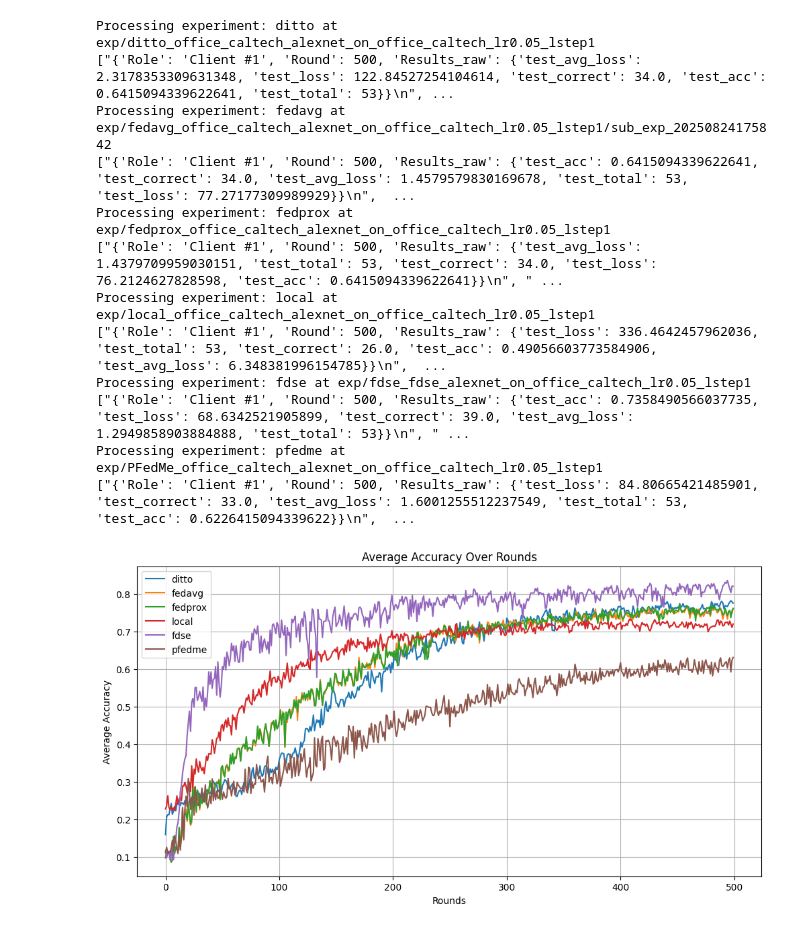
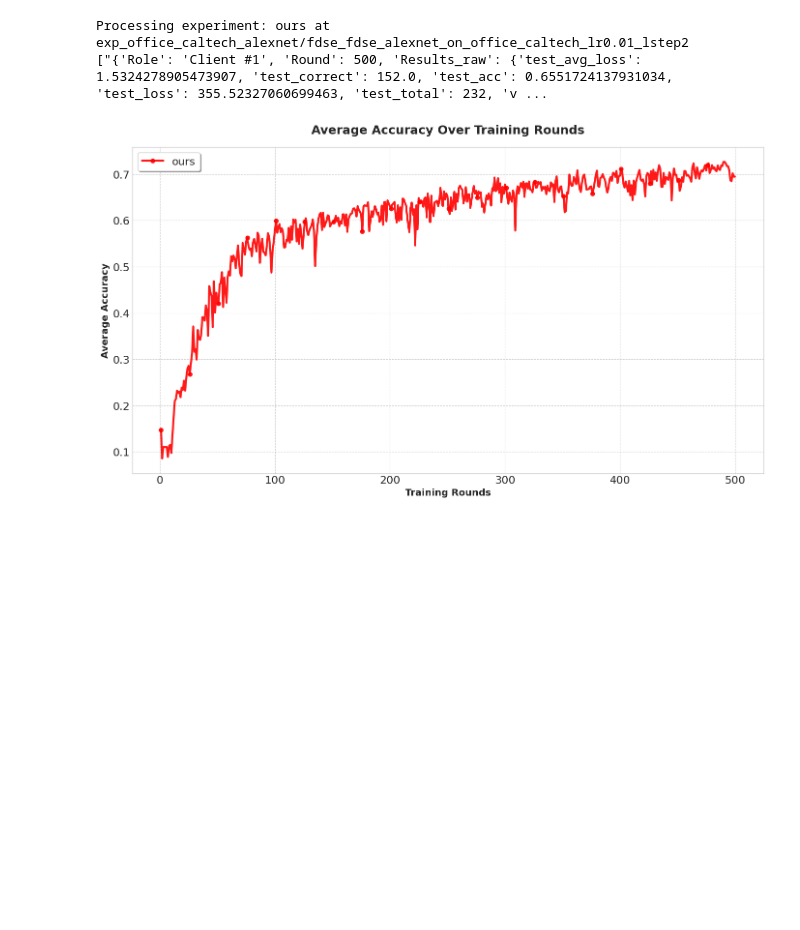
Before and after one commit to lzy756/FederatedScope, a Jupyter notebook: exp_analyze.ipynb, the cells around one changed output. Saved outputs shown, nothing was run; the diff lists cells and outputs as text; code cells hidden in the pictures; blank space fills up the shorter version.

```diff
--- a/exp_analyze.ipynb
+++ b/exp_analyze.ipynb
@@ -1,6 +1,6 @@
 # %%
 import json
-def get_acc_list(file_path: str, users: int) -> list:
+def get_acc_list(file_path: str, users: int, metric="test_acc") -> list:
     acc_list = []
     with open(file_path, 'r') as file:
         lines = file.readlines()
@@ -12,13 +12,13 @@ def get_acc_list(file_path: str, users: int) -> list:
         # 使用 json.loads() 解析每一行
         try:
             acc_data = json.loads(line.strip())
-            acc_list.append(acc_data['Results_raw']['test_acc'])
+            acc_list.append(acc_data['Results_raw'][metric])
         except json.JSONDecodeError:
             print(f"Error decoding JSON from line: {line.strip()}")
     acc_list = [round(float(acc), 4) for acc in acc_list]
     return acc_list
 # %%
-def get_avg_acc_list(file_path: str, rounds) -> float:
+def get_avg_acc_list(file_path: str, rounds: int, metric="test_acc") -> float:
     avg_acc_list = []
     with open(file_path, 'r') as file:
         lines = file.readlines()
@@ -28,7 +28,7 @@ def get_avg_acc_list(file_path: str, rounds) -> float:
         # 使用 json.loads() 解析每一行
         try:
             acc_data = json.loads(line.strip())
-            avg_acc_list.append(acc_data['Results_weighted_avg']['test_acc'])
+            avg_acc_list.append(acc_data['Results_weighted_avg'][metric])
         except json.JSONDecodeError:
             print(f"Error decoding JSON from line: {line.strip()}")
     avg_acc_list = [round(float(acc), 4) for acc in avg_acc_list]
@@ -91,35 +192,25 @@ def plot_user_accuracy(exp_datas: dict):
 # %%
 USERS = 10
 ROUNDS = 500
 exp_paths = {
-    "ditto": "exp/ditto_office_caltech_alexnet_on_office_caltech_lr0.05_lstep1",
-    "fedavg": "exp/fedavg_office_caltech_alexnet_on_office_caltech_lr0.05_lstep1/sub_exp_20250824175842",
-    "fedprox": "exp/fedprox_office_caltech_alexnet_on_office_caltech_lr0.05_lstep1",
-    "local": "exp/local_office_caltech_alexnet_on_office_caltech_lr0.05_lstep1",
-    "fdse": "exp/fdse_fdse_alexnet_on_office_caltech_lr0.05_lstep1",
-    "pfedme": "exp/PFedMe_office_caltech_alexnet_on_office_caltech_lr0.05_lstep1"
+    # "fedavg": "exp_office_caltech_alexnet/fedavg_office_caltech_alexnet_on_office_caltech_lr0.01_lstep2",
+    # "fedprox": "exp_office_caltech_alexnet/fedprox_office_caltech_alexnet_on_office_caltech_lr0.01_lstep2",
+    # "ditto": "exp_office_caltech_alexnet/ditto_office_caltech_alexnet_on_office_caltech_lr0.01_lstep2",
+    # "local": "exp_office_caltech_alexnet/local_office_caltech_alexnet_on_office_caltech_lr0.01_lstep2",
+    # "pfedme": "exp_office_caltech_alexnet/PFedMe_office_caltech_alexnet_on_office_caltech_lr0.01_lstep2",
+    "ours": "exp_office_caltech_alexnet/fdse_fdse_alexnet_on_office_caltech_lr0.01_lstep2",
 }
 exp_acc_for_users = {}
 exp_acc_for_rounds = {}
 for exp_name, exp_path in exp_paths.items():
     print(f"Processing experiment: {exp_name} at {exp_path}")
     acc_list = get_acc_list(f"{exp_path}/eval_results.log", USERS)
     avg_acc_list = get_avg_acc_list(f"{exp_path}/eval_results.log", ROUNDS)
     exp_acc_for_users[exp_name] = acc_list
     exp_acc_for_rounds[exp_name] = avg_acc_list
 plot_avg_accuracy(exp_acc_for_rounds)
 plot_user_accuracy(exp_acc_for_users)
 # %% [output]
-Processing experiment: ditto at exp/ditto_office_caltech_alexnet_on_office_caltech_lr0.05_lstep1
-["{'Role': 'Client #1', 'Round': 500, 'Results_raw': {'test_avg_loss': 2.3178353309631348, 'test_loss': 122.84527254104614, 'test_correct': 34.0, 'test_acc': 0.6415094339622641, 'test_total': 53}}\n", ...
-Processing experiment: fedavg at exp/fedavg_office_caltech_alexnet_on_office_caltech_lr0.05_lstep1/sub_exp_20250824175842
-["{'Role': 'Client #1', 'Round': 500, 'Results_raw': {'test_acc': 0.6415094339622641, 'test_correct': 34.0, 'test_avg_loss': 1.4579579830169678, 'test_total': 53, 'test_loss': 77.27177309989929}}\n",  ...
-Processing experiment: fedprox at exp/fedprox_office_caltech_alexnet_on_office_caltech_lr0.05_lstep1
-["{'Role': 'Client #1', 'Round': 500, 'Results_raw': {'test_avg_loss': 1.4379709959030151, 'test_total': 53, 'test_correct': 34.0, 'test_loss': 76.2124627828598, 'test_acc': 0.6415094339622641}}\n", " ...
-Processing experiment: local at exp/local_office_caltech_alexnet_on_office_caltech_lr0.05_lstep1
-["{'Role': 'Client #1', 'Round': 500, 'Results_raw': {'test_loss': 336.4642457962036, 'test_total': 53, 'test_correct': 26.0, 'test_acc': 0.49056603773584906, 'test_avg_loss': 6.348381996154785}}\n",  ...
-Processing experiment: fdse at exp/fdse_fdse_alexnet_on_office_caltech_lr0.05_lstep1
-["{'Role': 'Client #1', 'Round': 500, 'Results_raw': {'test_acc': 0.7358490566037735, 'test_loss': 68.6342521905899, 'test_correct': 39.0, 'test_avg_loss': 1.2949858903884888, 'test_total': 53}}\n", " ...
-Processing experiment: pfedme at exp/PFedMe_office_caltech_alexnet_on_office_caltech_lr0.05_lstep1
-["{'Role': 'Client #1', 'Round': 500, 'Results_raw': {'test_loss': 84.80665421485901, 'test_correct': 33.0, 'test_avg_loss': 1.6001255512237549, 'test_total': 53, 'test_acc': 0.6226415094339622}}\n",  ...
+Processing experiment: ours at exp_office_caltech_alexnet/fdse_fdse_alexnet_on_office_caltech_lr0.01_lstep2
+["{'Role': 'Client #1', 'Round': 500, 'Results_raw': {'test_avg_loss': 1.5324278905473907, 'test_correct': 152.0, 'test_acc': 0.6551724137931034, 'test_loss': 355.52327060699463, 'test_total': 232, 'v ...
-[figure, old version]
+[figure, new version]
```
Also changed, not shown: parts of 6 cells of this notebook, 35 other files.
